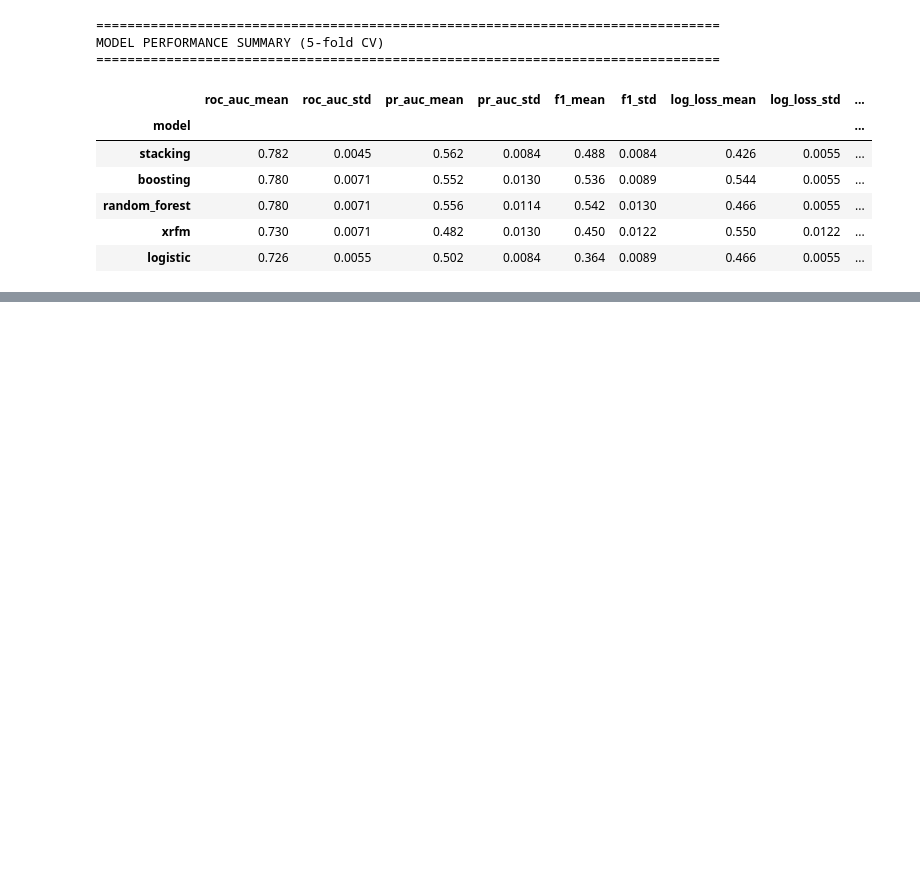
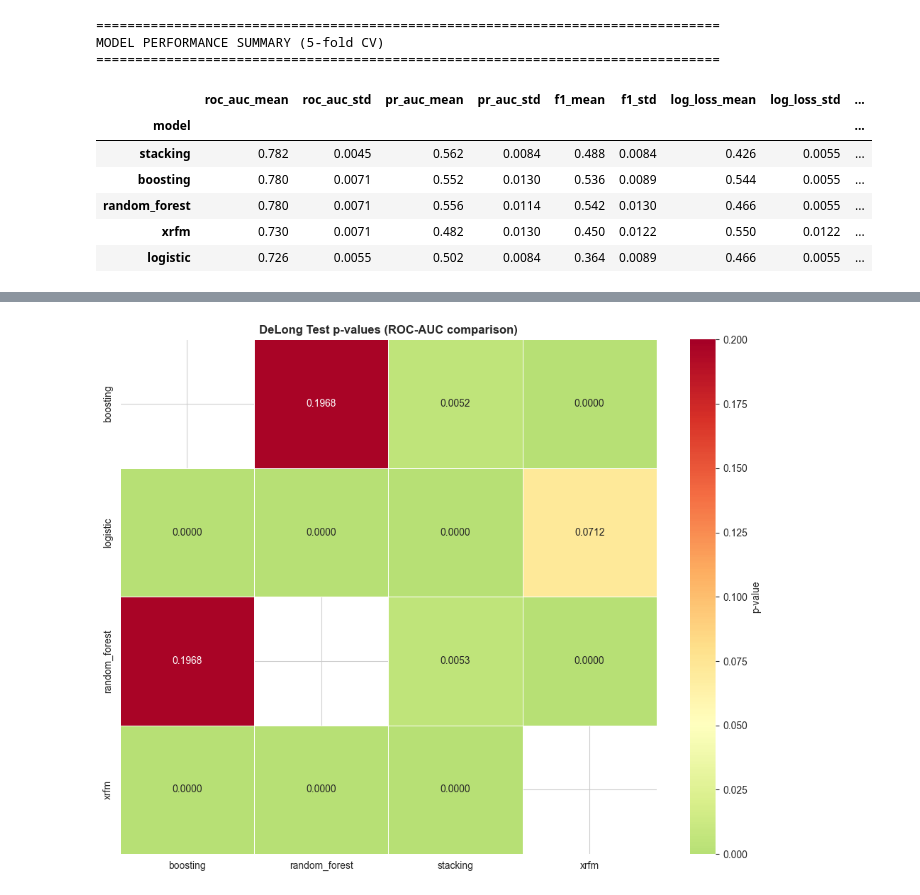
Before and after one commit to evamartin1240/AML-Project3, a Jupyter notebook: notebooks/visualizations.ipynb, the cells around one changed output, grey strips where cells are left out. Saved outputs shown, nothing was run; the diff lists cells and outputs as text; code cells hidden in the pictures; blank space fills up the shorter version.

Commit message:
delong test

```diff
--- a/notebooks/visualizations.ipynb
+++ b/notebooks/visualizations.ipynb
@@ -342,0 +466,26 @@ MODEL PERFORMANCE SUMMARY (5-fold CV)
+# %%
+# Visualize p-values as heatmap
+pivot_p = df_delong_summary.pivot(index='model_1', columns='model_2', values='p_value')
+
+# Make symmetric matrix
+full_matrix = pivot_p.copy()
+for i in pivot_p.index:
+    for j in pivot_p.columns:
+        if pd.isna(full_matrix.loc[i, j]):
+            if i in pivot_p.columns and j in pivot_p.index:
+                full_matrix.loc[i, j] = pivot_p.loc[j, i]
+
+plt.figure(figsize=(10, 8))
+sns.heatmap(full_matrix, annot=True, fmt='.4f', cmap='RdYlGn_r',
+            center=0.05, vmin=0, vmax=0.2,
+            cbar_kws={'label': 'p-value'},
+            linewidths=0.5)
+plt.title('DeLong Test p-values (ROC-AUC comparison)',
+          fontsize=12, fontweight='bold')
+plt.xlabel('')
+plt.ylabel('')
+plt.tight_layout()
+plt.savefig('../figures/delong_test_pvalues.png', dpi=300, bbox_inches='tight')
+plt.show()
+# %% [output]
+[figure, added]
```
Also changed, not shown: parts of 3 cells of this notebook, 1 other file.
